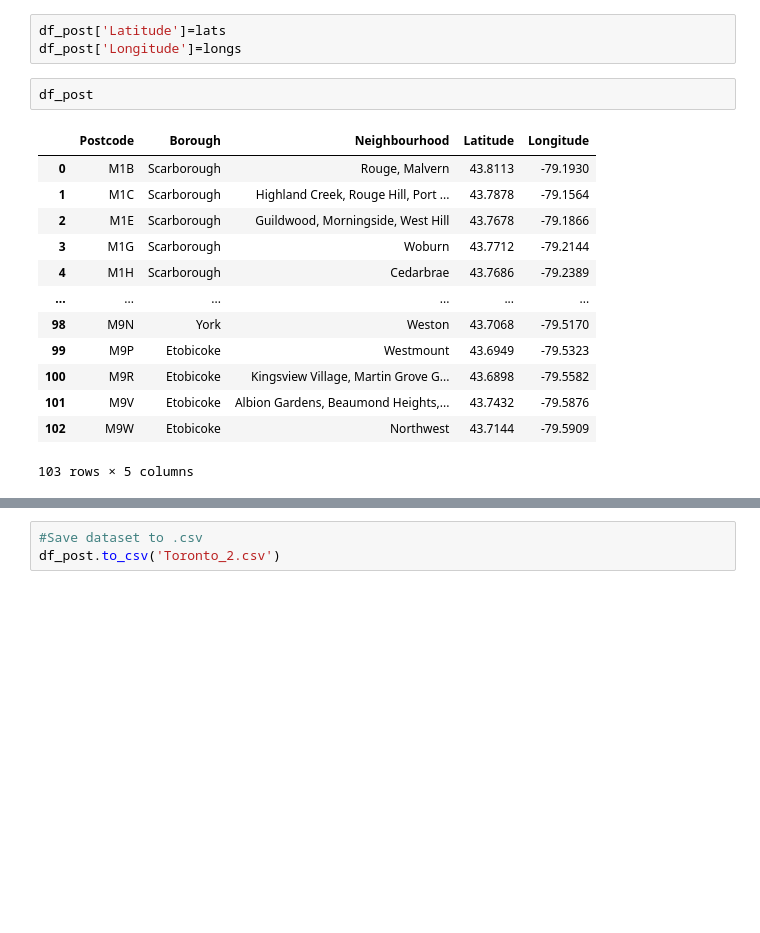
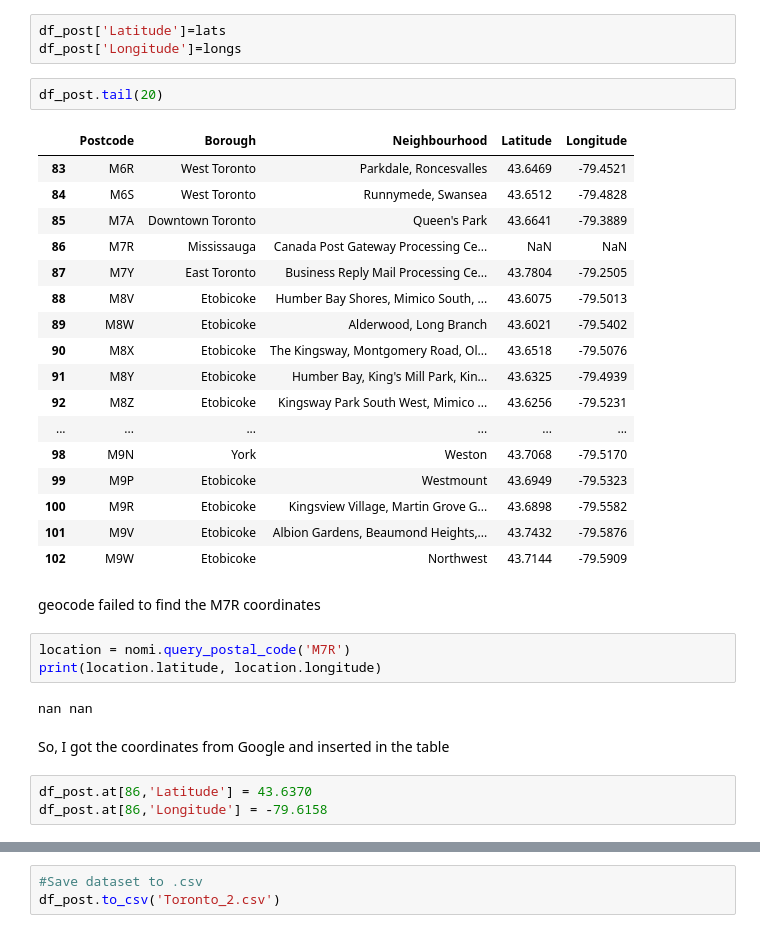
Before and after one commit to mateustn/Coursera_Capstone, a Jupyter notebook: Post_Toronto-02.ipynb, the cells around one changed output, grey strips where cells are left out. Cells and saved outputs as stored; diff of their text form; blank space fills up the shorter version.

```diff
--- a/Post_Toronto-02.ipynb
+++ b/Post_Toronto-02.ipynb
@@ -165,18 +165,34 @@ Insert the latitudes and longitudes in the df_post
 df_post['Latitude']=lats
 df_post['Longitude']=longs
 # %%
-df_post
+df_post.tail(20)
 # %% [output]
 |  | Postcode | Borough | Neighbourhood | Latitude | Longitude |
-| 0 | M1B | Scarborough | Rouge, Malvern | 43.8113 | -79.1930 |
-| 1 | M1C | Scarborough | Highland Creek, Rouge Hill, Port ... | 43.7878 | -79.1564 |
-| 2 | M1E | Scarborough | Guildwood, Morningside, West Hill | 43.7678 | -79.1866 |
-| 3 | M1G | Scarborough | Woburn | 43.7712 | -79.2144 |
-| 4 | M1H | Scarborough | Cedarbrae | 43.7686 | -79.2389 |
+| 83 | M6R | West Toronto | Parkdale, Roncesvalles | 43.6469 | -79.4521 |
+| 84 | M6S | West Toronto | Runnymede, Swansea | 43.6512 | -79.4828 |
+| 85 | M7A | Downtown Toronto | Queen's Park | 43.6641 | -79.3889 |
+| 86 | M7R | Mississauga | Canada Post Gateway Processing Ce... | NaN | NaN |
+| 87 | M7Y | East Toronto | Business Reply Mail Processing Ce... | 43.7804 | -79.2505 |
+| 88 | M8V | Etobicoke | Humber Bay Shores, Mimico South, ... | 43.6075 | -79.5013 |
+| 89 | M8W | Etobicoke | Alderwood, Long Branch | 43.6021 | -79.5402 |
+| 90 | M8X | Etobicoke | The Kingsway, Montgomery Road, Ol... | 43.6518 | -79.5076 |
+| 91 | M8Y | Etobicoke | Humber Bay, King's Mill Park, Kin... | 43.6325 | -79.4939 |
+| 92 | M8Z | Etobicoke | Kingsway Park South West, Mimico ... | 43.6256 | -79.5231 |
 | ... | ... | ... | ... | ... | ... |
 | 98 | M9N | York | Weston | 43.7068 | -79.5170 |
 | 99 | M9P | Etobicoke | Westmount | 43.6949 | -79.5323 |
 | 100 | M9R | Etobicoke | Kingsview Village, Martin Grove G... | 43.6898 | -79.5582 |
 | 101 | M9V | Etobicoke | Albion Gardens, Beaumond Heights,... | 43.7432 | -79.5876 |
 | 102 | M9W | Etobicoke | Northwest | 43.7144 | -79.5909 |
-103 rows × 5 columns
+# %% [markdown]
+geocode failed to find the M7R coordinates
+# %%
+location = nomi.query_postal_code('M7R')
+print(location.latitude, location.longitude)
+# %% [output]
+nan nan
+# %% [markdown]
+So, I got the coordinates from Google and inserted in the table
+# %%
+df_post.at[86,'Latitude'] = 43.6370
+df_post.at[86,'Longitude'] = -79.6158
```
Also changed, not shown: parts of 3 cells of this notebook, 1 other file.
